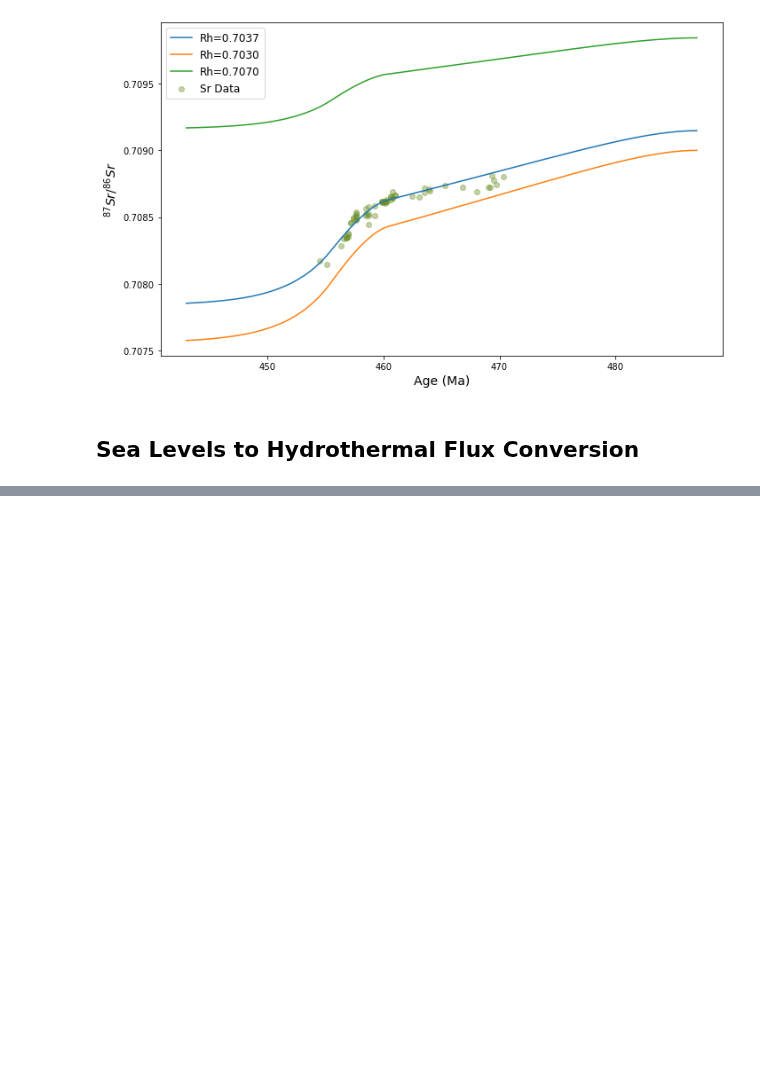
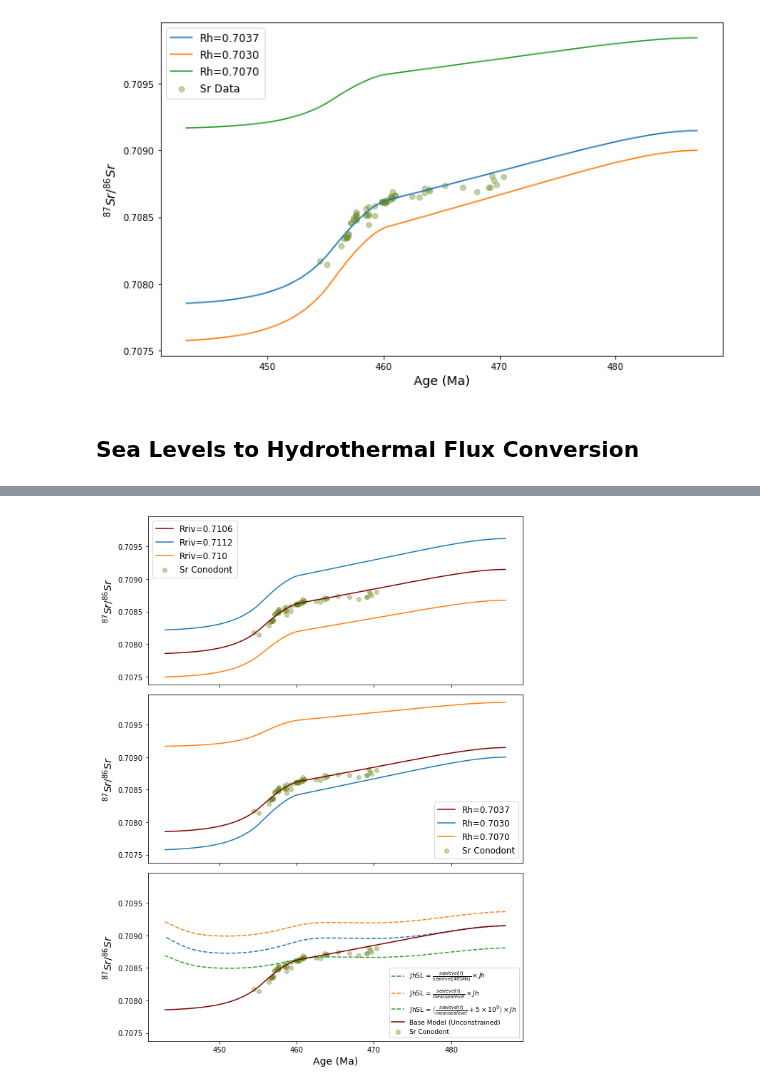
Before and after one commit to datuadiatma/avila_etal_2022, a Jupyter notebook: Notebook/SensitivityAnalyses.ipynb, the cells around one changed output, grey strips where cells are left out. Saved outputs shown, nothing was run; the diff lists cells and outputs as text; code cells hidden in the pictures; blank space fills up the shorter version.

Commit message:
update sensitivity analyses plot, tweak model plot, update modelparameters spdsheet

```diff
--- a/Notebook/SensitivityAnalyses.ipynb
+++ b/Notebook/SensitivityAnalyses.ipynb
@@ -283,14 +286,14 @@ baseSL = run_model(paramSL)
 plt.figure(figsize=(10,6))
 plt.plot(baseSL['age'], baseSL['Rsw'], ls='--',label=r'JhSL = $\frac{sealevel(t)}{sealevel(485Ma)}\times Jh$')
 
-paramSL2 = paramSL
+paramSL2 = paramSL.copy()
 paramSL2['Jhvec'] = Jh_sl
 baseSL2 = run_model(paramSL2)
 plt.plot(baseSL2['age'], baseSL2['Rsw'], ls='--',label=r'JhSL = $\frac{sealevel(t)}{meansealevel}\times Jh$')
 
 paramSL2['Jhvec'] = Jh_sl + 4e9
-baseSL2 = run_model(paramSL2)
-plt.plot(baseSL2['age'], baseSL2['Rsw'], ls='--',label=r'JhSL = $\left(\frac{sealevel(t)}{meansealevel} + 5\times10^9\right) \times Jh$')
+baseSL3 = run_model(paramSL2)
+plt.plot(baseSL3['age'], baseSL3['Rsw'], ls='--',label=r'JhSL = $\left(\frac{sealevel(t)}{meansealevel} + 5\times10^9\right) \times Jh$')
 plt.plot(base['age'], base['Rsw'], label='Base Model (Unconstrained)')
 plt.scatter(SrOrdo['Age20'], SrOrdo['Sr'], c='olivedrab', alpha=0.4)
 plt.legend(fontsize=12)
@@ -305 +308,34 @@ Wall time: 3.23 s
 [figure]
+# %%
+# plotting combine
+fig, (ax1, ax2, ax3) = plt.subplots(3,1, figsize=(8.5, 11), sharex=True, sharey=True)
+
+ax1.plot(base['age'], base['Rsw'], label='Rriv=0.7106', c='maroon')
+ax1.plot(base_riverine['age'], base_riverine['Rsw'], label='Rriv=0.7112')
+ax1.plot(base_riverine2['age'], base_riverine2['Rsw'], label='Rriv=0.710')
+ax1.scatter(SrOrdo['Age20'], SrOrdo['Sr'], c='olivedrab', alpha=0.4, label='Sr Conodont')
+ax1.legend(fontsize=12)
+
+ax2.plot(baseHT['age'], baseHT['Rsw'], label='Rh=0.7037', c='maroon')
+ax2.plot(baseHT_low['age'], baseHT_low['Rsw'], label='Rh=0.7030')
+ax2.plot(baseHT_high['age'], baseHT_high['Rsw'], label='Rh=0.7070')
+ax2.scatter(SrOrdo['Age20'], SrOrdo['Sr'], c='olivedrab', alpha=0.4, label='Sr Conodont')
+ax2.legend(fontsize=12)
+
+ax3.plot(baseSL['age'], baseSL['Rsw'], ls='--',label=r'JhSL = $\frac{sealevel(t)}{sealevel(485Ma)}\times Jh$')
+ax3.plot(baseSL2['age'], baseSL2['Rsw'], ls='--',label=r'JhSL = $\frac{sealevel(t)}{meansealevel}\times Jh$')
+ax3.plot(baseSL3['age'], baseSL3['Rsw'], ls='--',label=r'JhSL = $\left(\frac{sealevel(t)}{meansealevel} + 5\times10^9\right) \times Jh$')
+ax3.plot(base['age'], base['Rsw'], label='Base Model (Unconstrained)', c='maroon')
+ax3.scatter(SrOrdo['Age20'], SrOrdo['Sr'], c='olivedrab', alpha=0.4, label='Sr Conodont')
+ax3.legend(fontsize=9)
+
+for ax in (ax1,ax2,ax3):
+    ax.set_ylabel(r'$^{87}Sr/^{86}Sr$', fontsize=14)
+ax3.set_xlabel('Age (Ma)', fontsize=14)
+
+plt.tight_layout()
+
+plt.savefig('../Figure/SensitivityAnalyses/SensitivityAnalyses.pdf')
+plt.savefig('../Figure/SensitivityAnalyses/SensitivityAnalyses.png')
+# %% [output]
+[figure, added]
```
Also changed, not shown: parts of 2 cells of this notebook, 6 other files.
